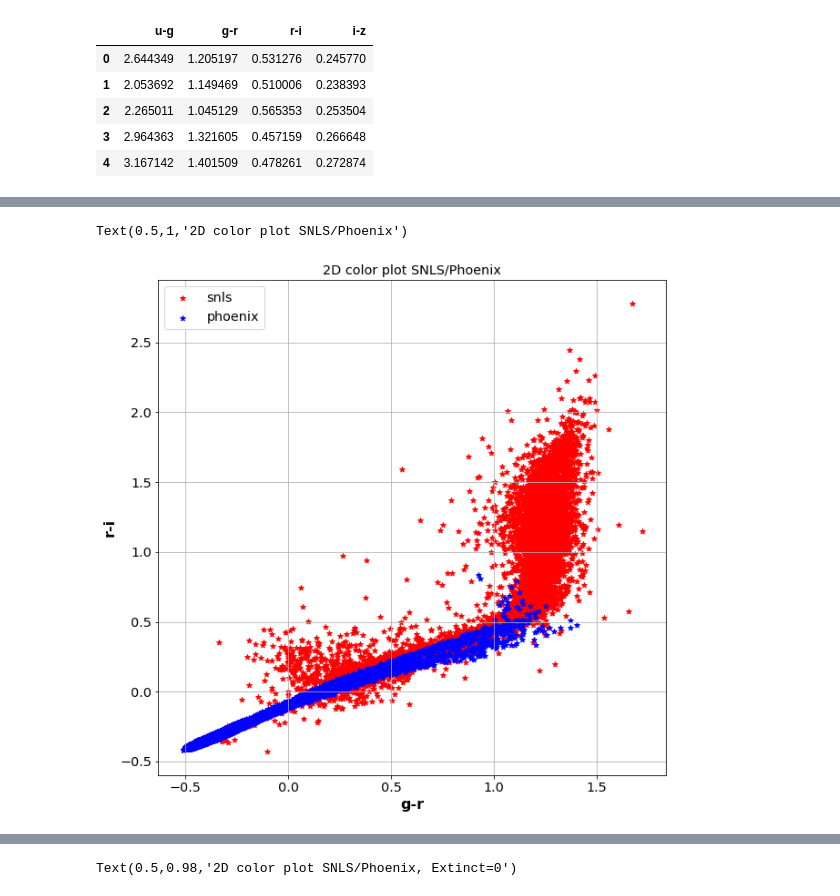
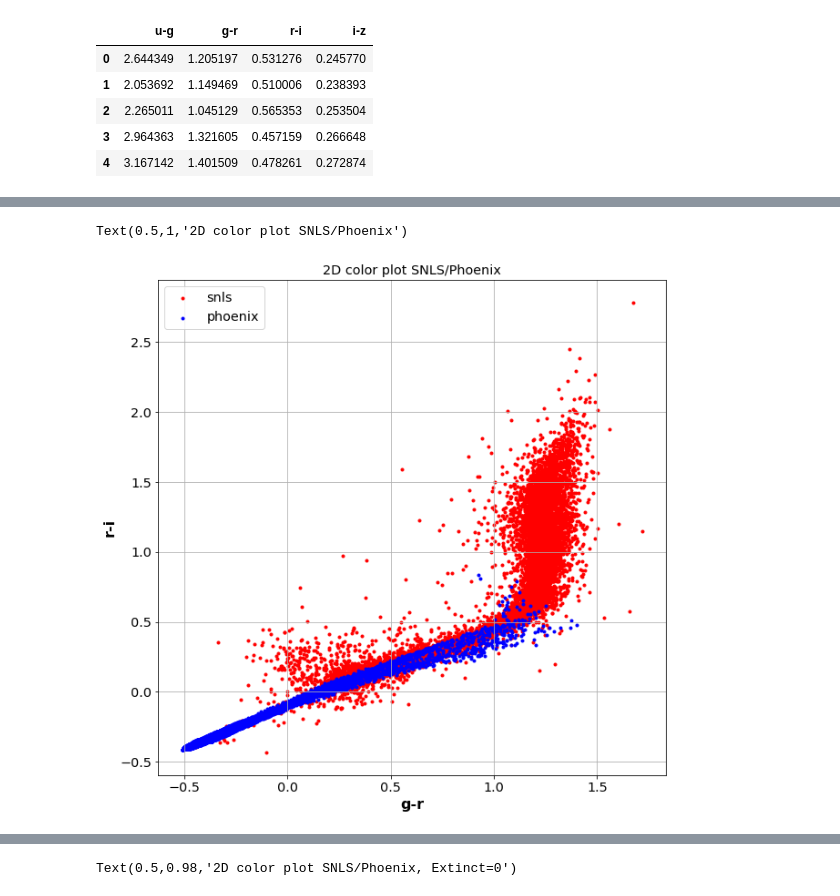
Before and after one commit to sylvielsstfr/PC5AtmStudies, a Jupyter notebook: SNLS/CompareSNLSandModel.ipynb, the cells around one changed output, grey strips where cells are left out. Saved outputs shown, nothing was run; the diff lists cells and outputs as text; code cells hidden in the pictures.

```diff
--- a/SNLS/CompareSNLSandModel.ipynb
+++ b/SNLS/CompareSNLSandModel.ipynb
@@ -64,12 +64,12 @@ Text(0.5,1,'2D color plot SNLS/Phoenix')
 # %%
-plt.scatter(snls["g-r"],snls["r-i"],marker='*',color="red",label='snls')
-plt.scatter(phoenix["g-r"],phoenix["r-i"],marker='*',color="blue",label='phoenix')
+plt.scatter(snls["g-r"],snls["r-i"],marker='.',color="red",label='snls')
+plt.scatter(phoenix["g-r"],phoenix["r-i"],marker='.',color="blue",label='phoenix')
 plt.grid()
 plt.legend()
 plt.xlabel('g-r',fontsize=16,fontweight='bold')
 plt.ylabel('r-i',fontsize=16,fontweight='bold')
 plt.title('2D color plot SNLS/Phoenix')
 # %% [output]
 Text(0.5,1,'2D color plot SNLS/Phoenix')
-[figure, old version]
+[figure, new version]
 # %%
```
Also changed, not shown: parts of 10 cells of this notebook, 2 other files.
